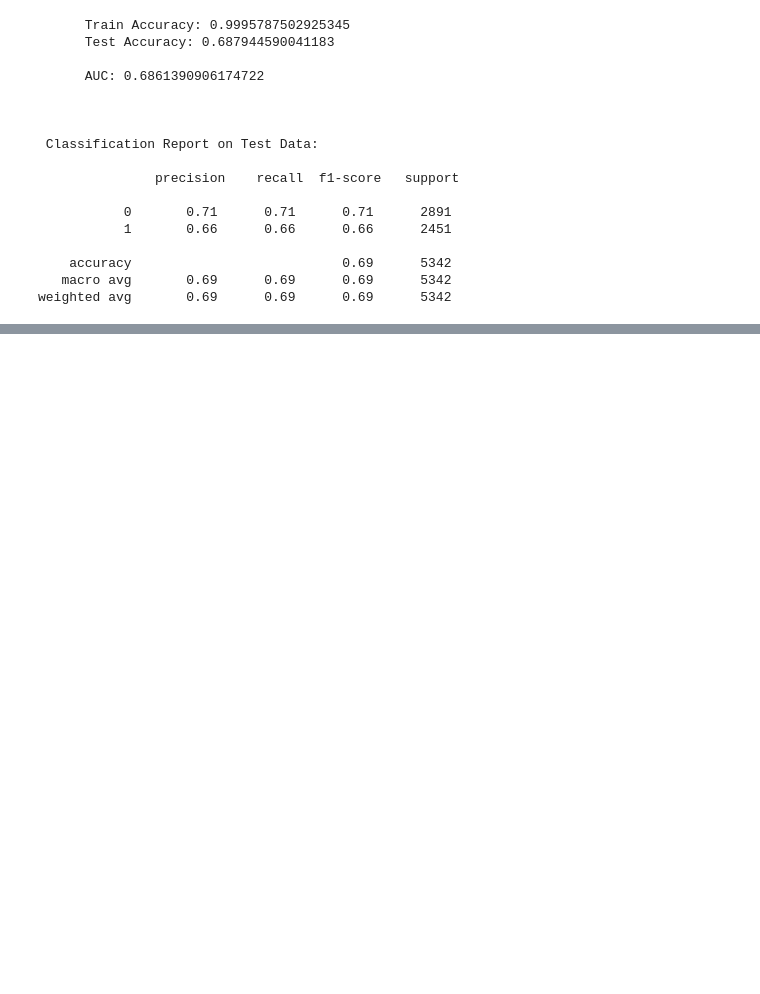
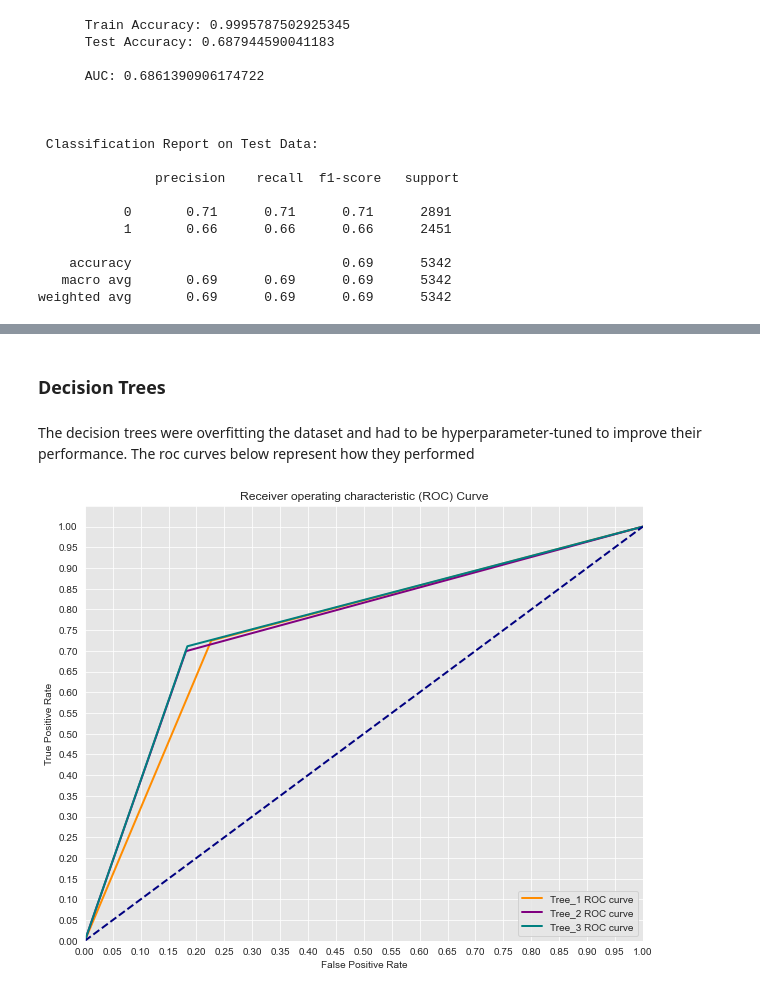
Before and after one commit to DaveyMburu/predicting-vaccine-uptake-using-behavioral-and-background-data, a Jupyter notebook: index.ipynb, the cells around one changed output, grey strips where cells are left out. Drawn from its saved outputs; the diff is of its cells as text; code cells hidden in the pictures; blank space fills up the shorter version.

```diff
--- a/index.ipynb
+++ b/index.ipynb
@@ -1050,0 +1271,21 @@ weighted avg       0.76      0.76      0.76      5342
+# %%
+from sklearn.tree import DecisionTreeClassifier
+from sklearn.metrics import roc_curve, auc
+
+vanilla_dt_c = DecisionTreeClassifier(random_state = 42)
+
+vanilla_dt_c.fit(X_train_c_preprocessed, y_train_c)
+
+vanilla_tree_y_train_pred_c = vanilla_dt_c.predict(X_train_c_preprocessed)
+vanilla_tree_y_pred_c = vanilla_dt_c.predict(X_test_c_preprocessed)
+
+false_positive_rate, true_positive_rate, thresholds = roc_curve(y_test_c, vanilla_tree_y_pred_c)
+roc_auc = auc(false_positive_rate, true_positive_rate)
+
+print(f'''
+      Train Accuracy: {accuracy_score(y_train_c, vanilla_tree_y_train_pred_c)}
+      Test Accuracy: {accuracy_score(y_test_c, vanilla_tree_y_pred_c)}
+
+      AUC: {roc_auc}
+      ''')
+print("\n \n Classification Report on Test Data:\n \n", classification_report(y_test_c, vanilla_tree_y_pred_c))
@@ -1050,0 +1379,29 @@ weighted avg       0.76      0.76      0.76      5342
+# %% [markdown]
+### Decision Trees
+# %% [markdown]
+The decision trees were overfitting the dataset and had to be hyperparameter-tuned to improve their performance. The roc curves below represent how they performed
+# %%
+
+# Seaborn's beautiful styling
+sns.set_style('darkgrid', {'axes.facecolor': '0.9'})
+
+plt.figure(figsize=(10, 8))
+lw = 2
+plt.plot(false_positive_rate_a, true_positive_rate_a, color='darkorange',
+         lw=lw, label='Tree_1 ROC curve')
+plt.plot(false_positive_rate_b, true_positive_rate_b, color='purple',
+         lw=lw, label='Tree_2 ROC curve')
+plt.plot(false_positive_rate_c, true_positive_rate_c, color='teal',
+         lw=lw, label='Tree_3 ROC curve')
+plt.plot([0, 1], [0, 1], color='navy', lw=lw, linestyle='--')
+plt.xlim([0.0, 1.0])
+plt.ylim([0.0, 1.05])
+plt.yticks([i/20.0 for i in range(21)])
+plt.xticks([i/20.0 for i in range(21)])
+plt.xlabel('False Positive Rate')
+plt.ylabel('True Positive Rate')
+plt.title('Receiver operating characteristic (ROC) Curve')
+plt.legend(loc='lower right')
+plt.show()
+# %% [output]
+[figure, added]
```
Also changed, not shown: parts of 78 cells of this notebook, 1 other file.
